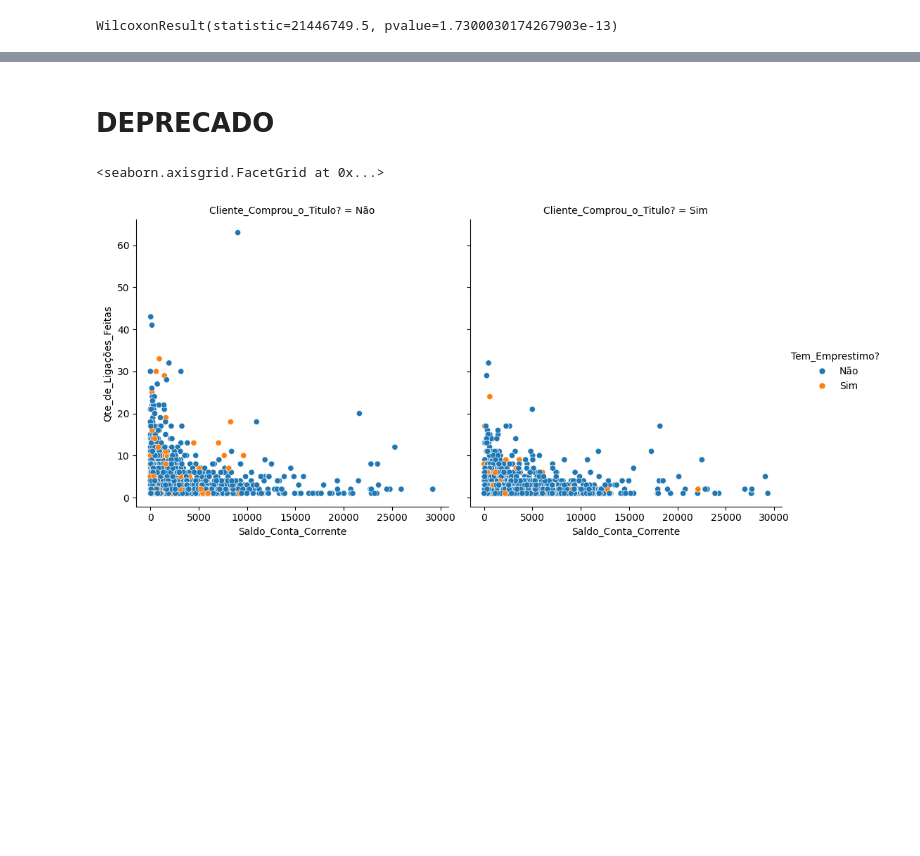
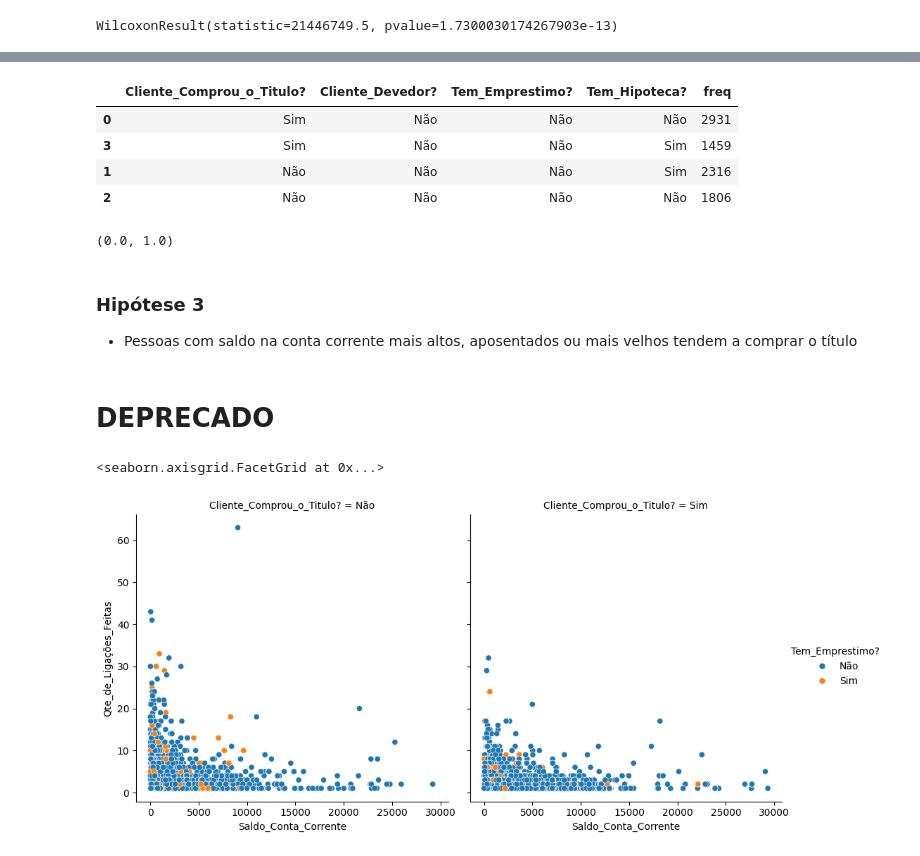
Before and after one commit to rocha-felipeferreira/curso_preditivaAI, a Jupyter notebook: m2_resumindo_dados/aplicacao3/campanhaMarketing.ipynb, the cells around one changed output, grey strips where cells are left out. Saved outputs shown, nothing was run; the diff lists cells and outputs as text; code cells hidden in the pictures; blank space fills up the shorter version.

```diff
--- a/m2_resumindo_dados/aplicacao3/campanhaMarketing.ipynb
+++ b/m2_resumindo_dados/aplicacao3/campanhaMarketing.ipynb
@@ -99,0 +134,14 @@ WilcoxonResult(statistic=21446749.5, pvalue=1.7300030174267903e-13)
+# %%
+df_h2_test = (df_h2.value_counts(normalize=False)
+ .reset_index(name = "freq")
+ .sort_values(by = ["Cliente_Comprou_o_Titulo?", "freq"], ascending=False)
+ )
+# %%
+df_h2_test = df_h2_test.loc[df_h2_test["freq"] >= 1000]
+df_h2_test
+# %% [output]
+|  | Cliente_Comprou_o_Titulo? | Cliente_Devedor? | Tem_Emprestimo? | Tem_Hipoteca? | freq |
+| 0 | Sim | Não | Não | Não | 2931 |
+| 3 | Sim | Não | Não | Sim | 1459 |
+| 1 | Não | Não | Não | Sim | 2316 |
+| 2 | Não | Não | Não | Não | 1806 |
@@ -100,3 +150,10 @@ WilcoxonResult(statistic=21446749.5, pvalue=1.7300030174267903e-13)
+# %%
+teste.statistic, teste.pvalue
+# %% [output]
+(0.0, 1.0)
+# %% [markdown]
+### Hipótese 3
+- Pessoas com saldo na conta corrente mais altos, aposentados ou mais velhos tendem a comprar o título
 # %% [markdown]
 # DEPRECADO
 # %%
```
Also changed, not shown: parts of 9 cells of this notebook.
